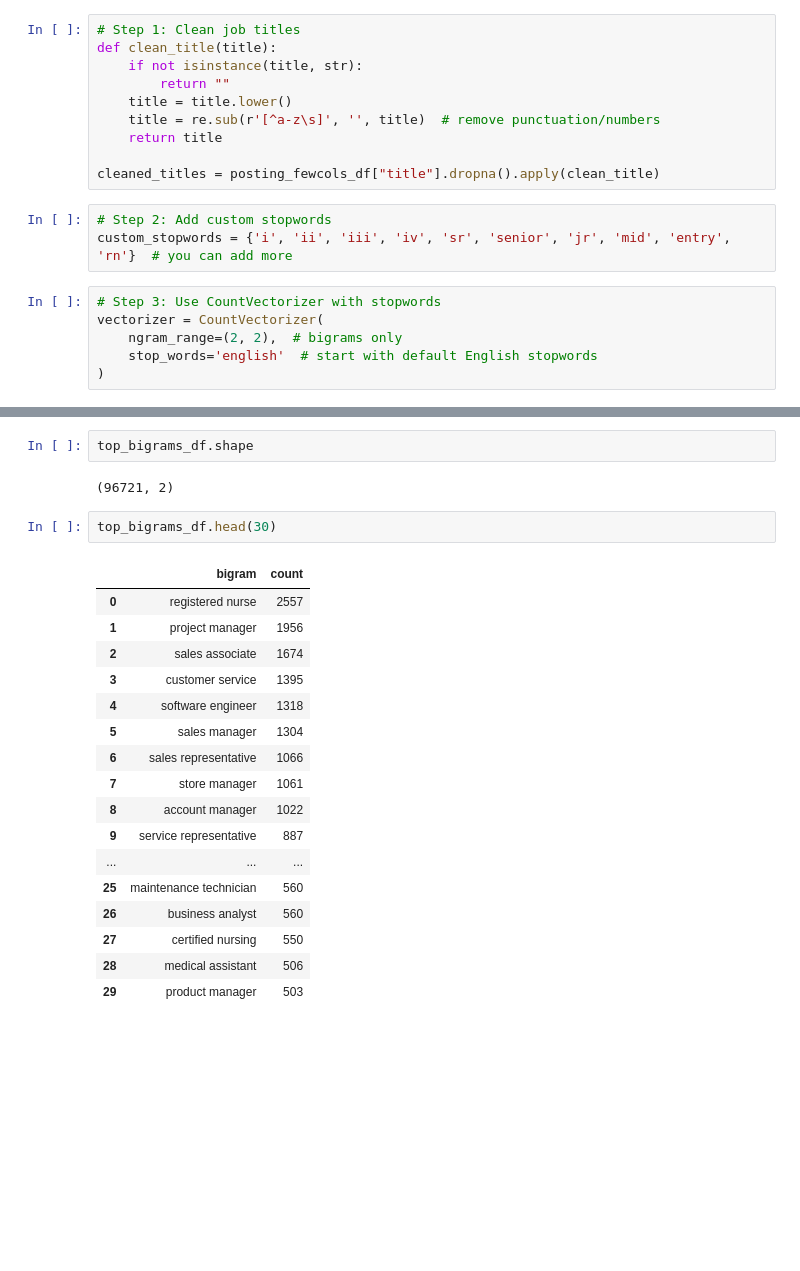
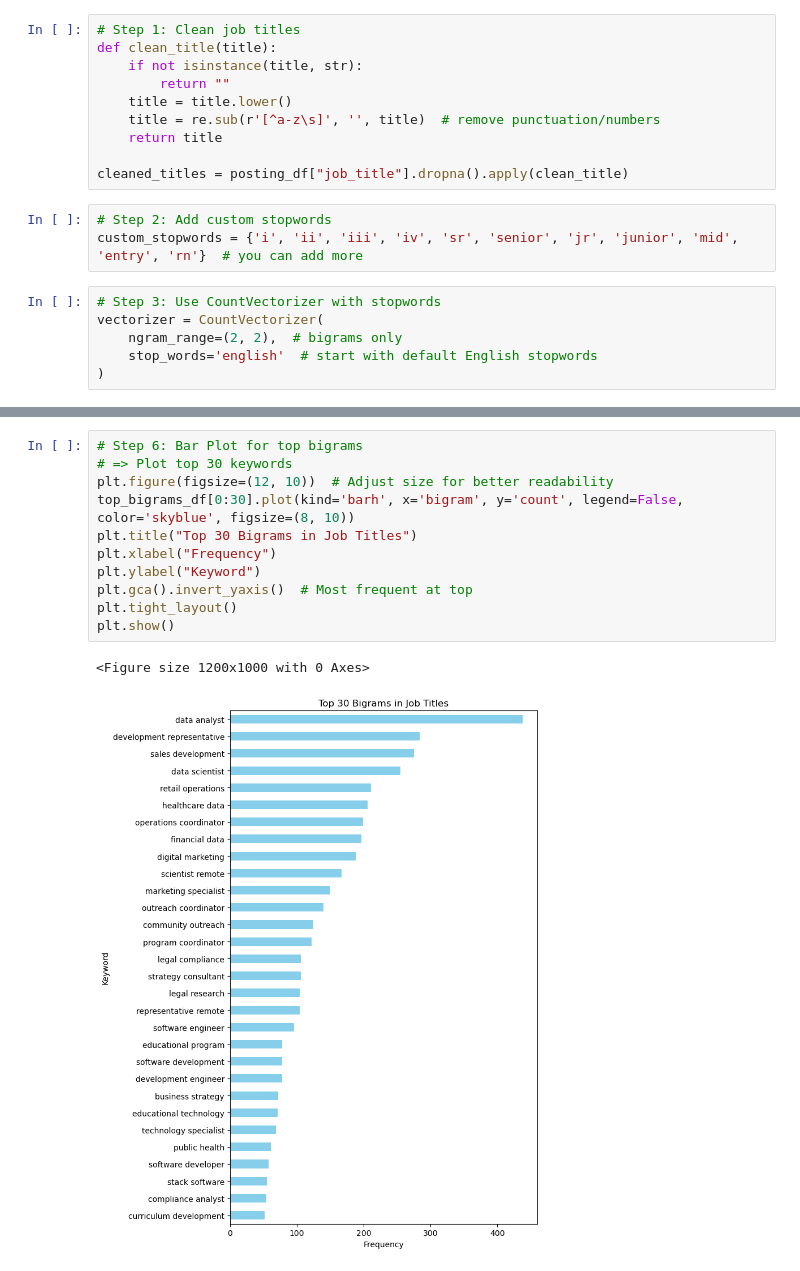
Before and after one commit to yukyungkoh/job-postings-data-project, a Jupyter notebook: 1_categorize-job-titles/1_approach1-rule-based.ipynb, the cells around one changed output, grey strips where cells are left out. Drawn from its saved outputs; the diff is of its cells as text; blank space fills up the shorter version.

```diff
--- a/1_categorize-job-titles/1_approach1-rule-based.ipynb
+++ b/1_categorize-job-titles/1_approach1-rule-based.ipynb
@@ -184,10 +131,10 @@ def clean_title(title):
     title = re.sub(r'[^a-z\s]', '', title)  # remove punctuation/numbers
     return title
 
-cleaned_titles = posting_fewcols_df["title"].dropna().apply(clean_title)
+cleaned_titles = posting_df["job_title"].dropna().apply(clean_title)
 # %%
 # Step 2: Add custom stopwords
-custom_stopwords = {'i', 'ii', 'iii', 'iv', 'sr', 'senior', 'jr', 'mid', 'entry', 'rn'}  # you can add more
+custom_stopwords = {'i', 'ii', 'iii', 'iv', 'sr', 'senior', 'jr', 'junior', 'mid', 'entry', 'rn'}  # you can add more
 # %%
 # Step 3: Use CountVectorizer with stopwords
 vectorizer = CountVectorizer(
@@ -211,29 +157,19 @@ filtered_bigrams = [
 top_bigrams_df = pd.DataFrame(sorted(filtered_bigrams, key=lambda x: x[1], reverse=True),
                               columns=["bigram", "count"])
-# %%
-top_bigrams_df.shape
-# %% [output]
-(96721, 2)
 # %%
-top_bigrams_df.head(30)
+# Step 6: Bar Plot for top bigrams
+# => Plot top 30 keywords
+plt.figure(figsize=(12, 10))  # Adjust size for better readability
+top_bigrams_df[0:30].plot(kind='barh', x='bigram', y='count', legend=False, color='skyblue', figsize=(8, 10))
+plt.title("Top 30 Bigrams in Job Titles")
+plt.xlabel("Frequency")
+plt.ylabel("Keyword")
+plt.gca().invert_yaxis()  # Most frequent at top
+plt.tight_layout()
+plt.show()
 # %% [output]
-|  | bigram | count |
-| 0 | registered nurse | 2557 |
-| 1 | project manager | 1956 |
-| 2 | sales associate | 1674 |
-| 3 | customer service | 1395 |
-| 4 | software engineer | 1318 |
-| 5 | sales manager | 1304 |
-| 6 | sales representative | 1066 |
-| 7 | store manager | 1061 |
-| 8 | account manager | 1022 |
-| 9 | service representative | 887 |
-| ... | ... | ... |
-| 25 | maintenance technician | 560 |
-| 26 | business analyst | 560 |
-| 27 | certified nursing | 550 |
-| 28 | medical assistant | 506 |
-| 29 | product manager | 503 |
+<Figure size 1200x1000 with 0 Axes>
+[figure, added]
 # %% [markdown]
 ---
 # SECTION 3: Rule-based approach in categorizing job title
```
Also changed, not shown: parts of 35 cells of this notebook.
